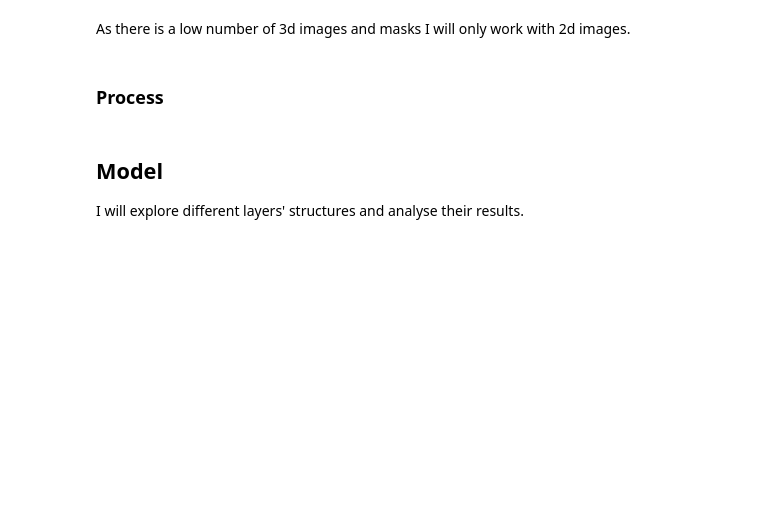
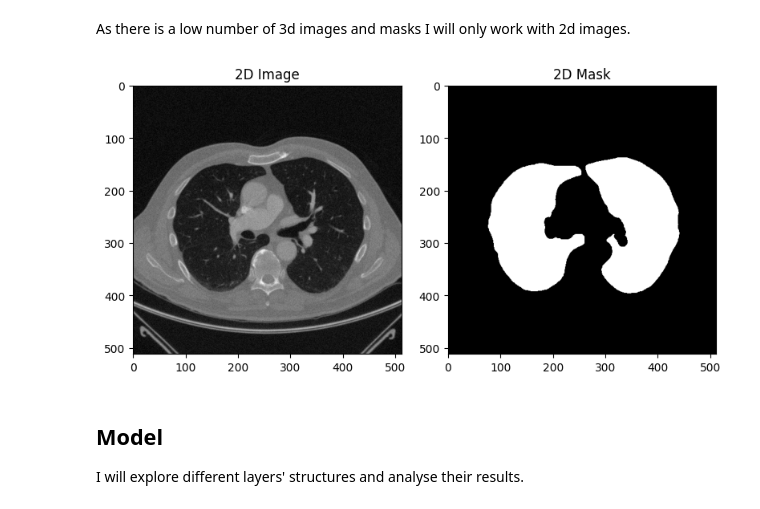
Before and after one commit to AlvaroNLM/lung-nodule-segmentation, a Jupyter notebook: lung.ipynb, the cells around one changed output. Saved outputs shown, nothing was run; the diff lists cells and outputs as text; code cells hidden in the pictures; blank space fills up the shorter version.

```diff
--- a/lung.ipynb
+++ b/lung.ipynb
@@ -30,5 +29,3 @@ print(f"There are {len(img_3d)} 3d images and {len(mask_3d)} 3d masks.")
 There are 4 3d images and 4 3d masks.
 # %% [markdown]
 As there is a low number of 3d images and masks I will only work with 2d images.
-# %% [markdown]
-### Process
@@ -40,3 +32,17 @@ As there is a low number of 3d images and masks I will only work with 2d images.
+# %%
+# I show the first image and its mask
+img = np.array(Image.open(img_2d[0]))
+mask = np.array(Image.open(mask_2d[0]))
+# plot
+fig, ax = plt.subplots(1, 2, figsize=(8, 4))
+ax[0].imshow(img, cmap='gray')
+ax[0].set_title("2D Image")
+ax[1].imshow(mask, cmap='gray')
+ax[1].set_title("2D Mask")
+plt.tight_layout()
+plt.show()
+# %% [output]
+[figure, added]
 # %% [markdown]
 ## Model
 
```
Also changed, not shown: parts of 11 cells of this notebook, 1 other file.
